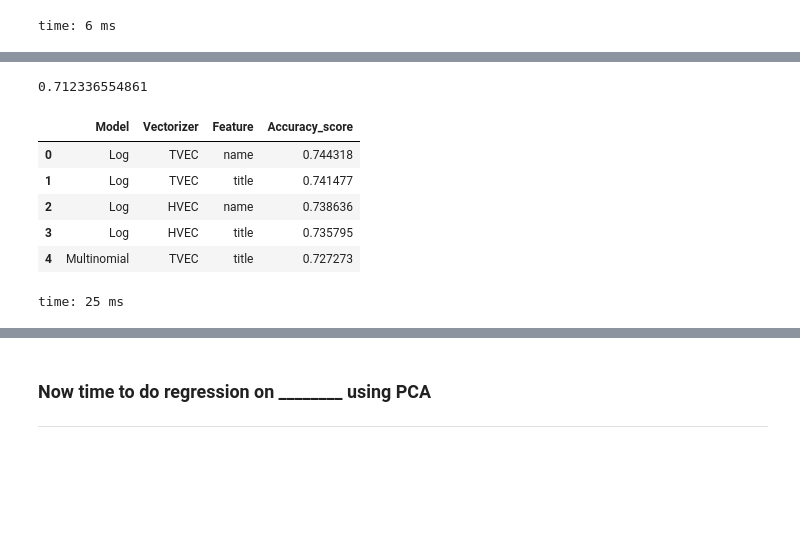
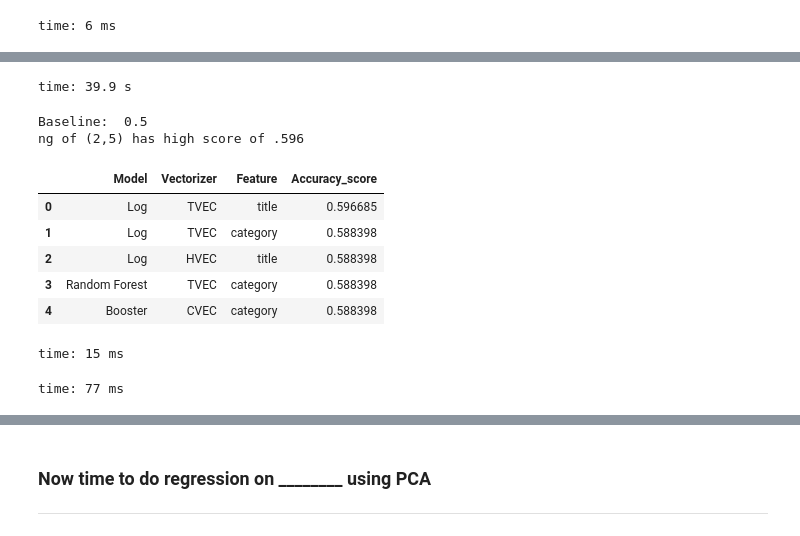
Before and after one commit to chrisk447/Capstone-GA, a Jupyter notebook: StockX Notebook.ipynb, the cells around one changed output, grey strips where cells are left out. Drawn from its saved outputs; the diff is of its cells as text; code cells hidden in the pictures; blank space fills up the shorter version.

```diff
--- a/StockX Notebook.ipynb
+++ b/StockX Notebook.ipynb
@@ -581,12 +544,46 @@ time: 2.49 s
-# %%
-print baseline
-best_df[best_df.Accuracy_score > baseline*1.02]
-# %% [output]
-0.712336554861
-|  | Model | Vectorizer | Feature | Accuracy_score |
-| 0 | Log | TVEC | name | 0.744318 |
-| 1 | Log | TVEC | title | 0.741477 |
-| 2 | Log | HVEC | name | 0.738636 |
-| 3 | Log | HVEC | title | 0.735795 |
-| 4 | Multinomial | TVEC | title | 0.727273 |
-time: 25 ms
+# %%
+# Trying bagging and boosting. Again hashing takes too long and doesn't increase score by much. So taking out.
+from sklearn.ensemble import BaggingClassifier, AdaBoostClassifier
+from sklearn.tree import DecisionTreeClassifier
+dtree = DecisionTreeClassifier()
+bagger = BaggingClassifier(clf, max_samples=0.5, max_features=0.5)
+booster = AdaBoostClassifier(clf, n_estimators=50, learning_rate=1.0)
+bag_add = accuracy_df_maker({'Bagger':bagger, 'Booster':booster},
+                  {'CVEC': cvec, 'TVEC': tvec},
+                  ['colorway_token', 'category', 'title', 'name'],
+                  target='rarity_bool')
+
+last_df = pd.concat([best_df, bag_add]).sort_values('Accuracy_score', ascending=False).reset_index(drop=True).copy()
+# %% [output]
+time: 39.9 s
+# %%
+print 'Baseline: ', baseline
+print 'ng of (2,5) has high score of .596'
+last_df[last_df.Accuracy_score > baseline*1.175]
+# %% [output]
+Baseline:  0.5
+ng of (2,5) has high score of .596
+|  | Model | Vectorizer | Feature | Accuracy_score |
+| 0 | Log | TVEC | title | 0.596685 |
+| 1 | Log | TVEC | category | 0.588398 |
+| 2 | Log | HVEC | title | 0.588398 |
+| 3 | Random Forest | TVEC | category | 0.588398 |
+| 4 | Booster | CVEC | category | 0.588398 |
+time: 15 ms
+# %%
+# Trying to finetune models to achieve better accuracy scores
+from sklearn.model_selection import GridSearchCV
+X = tops.title
+X_train, X_test, y_train, y_test = train_test_split(X, y, train_size = .8)
+
+X_train_dtm = tvec.fit_transform(X_train)
+X_test_dtm = tvec.transform(X_test)
+
+log_params = {
+    'penalty':['l1','l2'],
+    'solver':['liblinear'],
+    'C':np.logspace(-5,0,100)
+}
+lr_gridsearch = GridSearchCV(LogisticRegression(), log_params, cv=3, verbose=1)
+# %% [output]
+time: 77 ms
```
Also changed, not shown: parts of 60 cells of this notebook.
